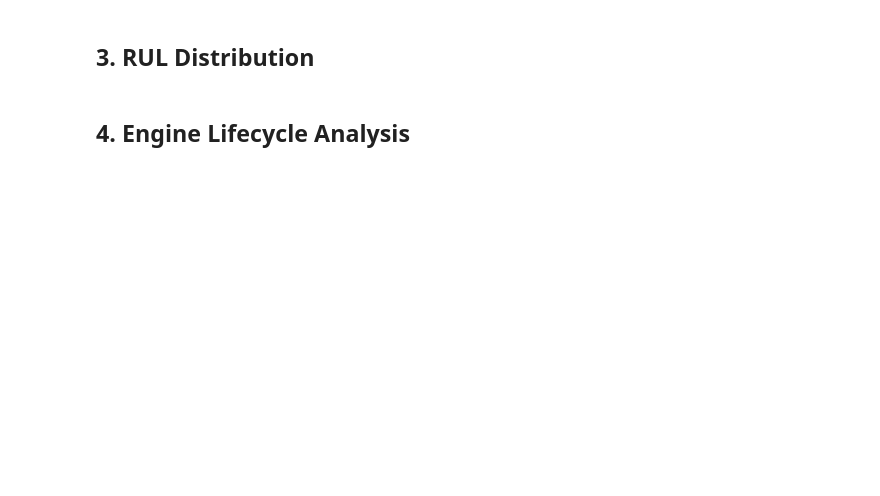
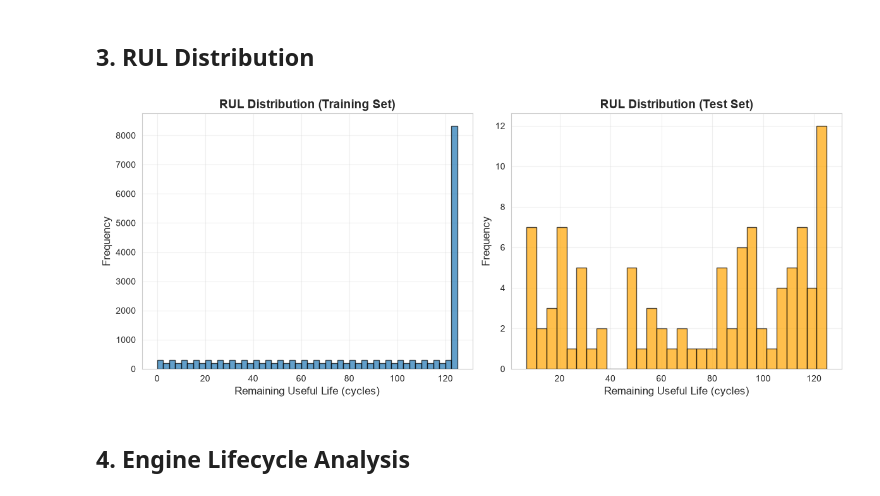
Before and after one commit to rayhanenouri/cmaps-predictive-maintenance, a Jupyter notebook: notebooks/exploration.ipynb, the cells around one changed output. Cells and saved outputs as stored; diff of their text form; code cells hidden in the pictures; blank space fills up the shorter version.

Commit message:
Complete audit and add docs folder with plots

```diff
--- a/notebooks/exploration.ipynb
+++ b/notebooks/exploration.ipynb
@@ -21,11 +20,8 @@ plt.rcParams['figure.figsize'] = (12, 6)
 # %% [markdown]
 ## 1. Load Data
 # %%
-loader = CMAPSDataLoader(data_dir='../data')
-
-train_df = loader.load_train_data()
-test_df, true_rul = loader.load_test_data()
+train_df, test_df, test_rul = load_data('../data/')
 
 print(f"Training set: {train_df.shape}")
 print(f"Test set: {test_df.shape}")
-print(f"True RUL values: {true_rul.shape}")
+print(f"True RUL values: {test_rul.shape}")
@@ -40,22 +70,24 @@ train_df.info()
 # %%
 plt.figure(figsize=(12, 5))
 
 plt.subplot(1, 2, 1)
 plt.hist(train_df['RUL'], bins=50, edgecolor='black', alpha=0.7)
 plt.xlabel('Remaining Useful Life (cycles)', fontsize=12)
 plt.ylabel('Frequency', fontsize=12)
 plt.title('RUL Distribution (Training Set)', fontsize=14, fontweight='bold')
 plt.grid(True, alpha=0.3)
 
 plt.subplot(1, 2, 2)
-plt.hist(true_rul['RUL'], bins=30, edgecolor='black', alpha=0.7, color='orange')
+plt.hist(test_rul['RUL'], bins=30, edgecolor='black', alpha=0.7, color='orange')
 plt.xlabel('Remaining Useful Life (cycles)', fontsize=12)
 plt.ylabel('Frequency', fontsize=12)
 plt.title('RUL Distribution (Test Set)', fontsize=14, fontweight='bold')
 plt.grid(True, alpha=0.3)
 
 plt.tight_layout()
 plt.show()
+# %% [output]
+[figure, added]
 # %% [markdown]
 ## 4. Engine Lifecycle Analysis
 # %%
```
Also changed, not shown: parts of 13 cells of this notebook, 8 other files.
